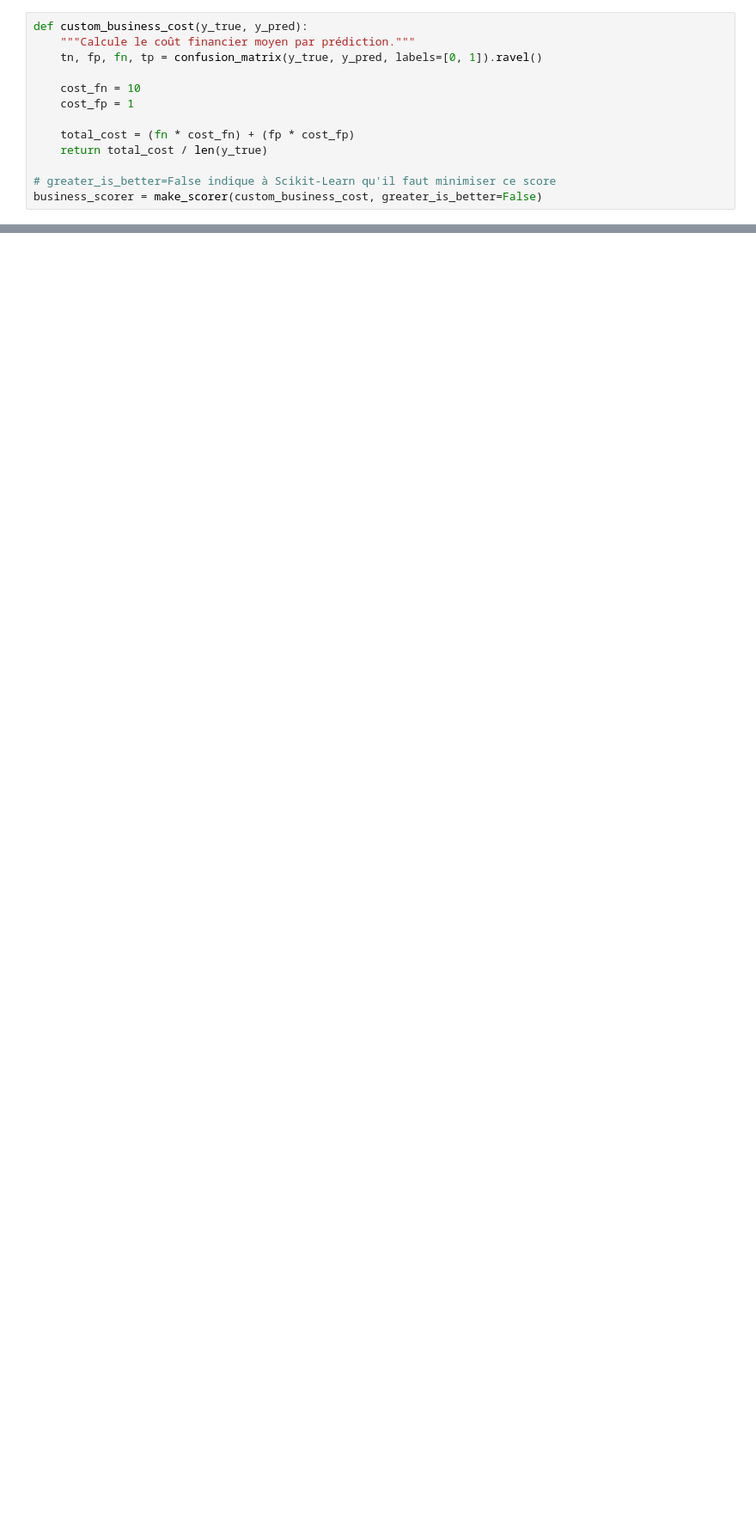
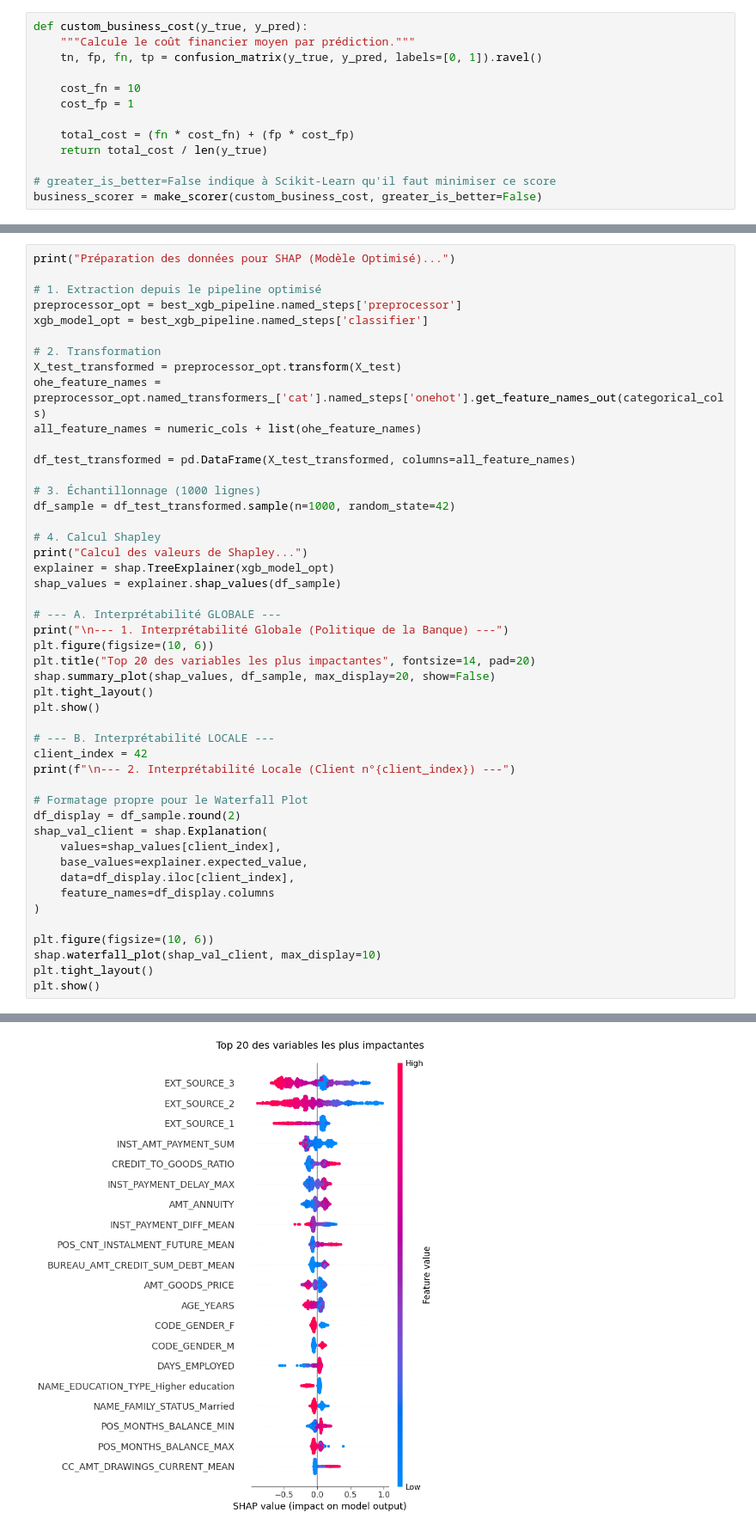
Before and after one commit to alouiyaz78/Zero-defect-credit-risk-pipeline, a Jupyter notebook: notebooks/03_pipeline_modelisation_xgboost.ipynb, the cells around one changed output, grey strips where cells are left out. Shown at 86% size. Saved outputs shown, nothing was run; the diff lists cells and outputs as text; blank space fills up the shorter version.

```diff
--- a/notebooks/03_pipeline_modelisation_xgboost.ipynb
+++ b/notebooks/03_pipeline_modelisation_xgboost.ipynb
@@ -225,0 +237,48 @@ Sauvegarde du modèle et des données pour le Dashboard...
+# %%
+print("Préparation des données pour SHAP (Modèle Optimisé)...")
+
+# 1. Extraction depuis le pipeline optimisé
+preprocessor_opt = best_xgb_pipeline.named_steps['preprocessor']
+xgb_model_opt = best_xgb_pipeline.named_steps['classifier']
+
+# 2. Transformation
+X_test_transformed = preprocessor_opt.transform(X_test)
+ohe_feature_names = preprocessor_opt.named_transformers_['cat'].named_steps['onehot'].get_feature_names_out(categorical_cols)
+all_feature_names = numeric_cols + list(ohe_feature_names)
+
+df_test_transformed = pd.DataFrame(X_test_transformed, columns=all_feature_names)
+
+# 3. Échantillonnage (1000 lignes)
+df_sample = df_test_transformed.sample(n=1000, random_state=42)
+
+# 4. Calcul Shapley
+print("Calcul des valeurs de Shapley...")
+explainer = shap.TreeExplainer(xgb_model_opt)
+shap_values = explainer.shap_values(df_sample)
+
+# --- A. Interprétabilité GLOBALE ---
+print("\n--- 1. Interprétabilité Globale (Politique de la Banque) ---")
+plt.figure(figsize=(10, 6))
+plt.title("Top 20 des variables les plus impactantes", fontsize=14, pad=20)
+shap.summary_plot(shap_values, df_sample, max_display=20, show=False)
+plt.tight_layout()
+plt.show()
+
+# --- B. Interprétabilité LOCALE ---
+client_index = 42
+print(f"\n--- 2. Interprétabilité Locale (Client n°{client_index}) ---")
+
+# Formatage propre pour le Waterfall Plot
+df_display = df_sample.round(2)
+shap_val_client = shap.Explanation(
+    values=shap_values[client_index],
+    base_values=explainer.expected_value,
+    data=df_display.iloc[client_index],
+    feature_names=df_display.columns
+)
+
+plt.figure(figsize=(10, 6))
+shap.waterfall_plot(shap_val_client, max_display=10)
+plt.tight_layout()
+plt.show()
+# %% [output]
@@ -225,0 +289 @@ Sauvegarde du modèle et des données pour le Dashboard...
+[figure, added]
```
Also changed, not shown: parts of 19 cells of this notebook, 6 other files.
